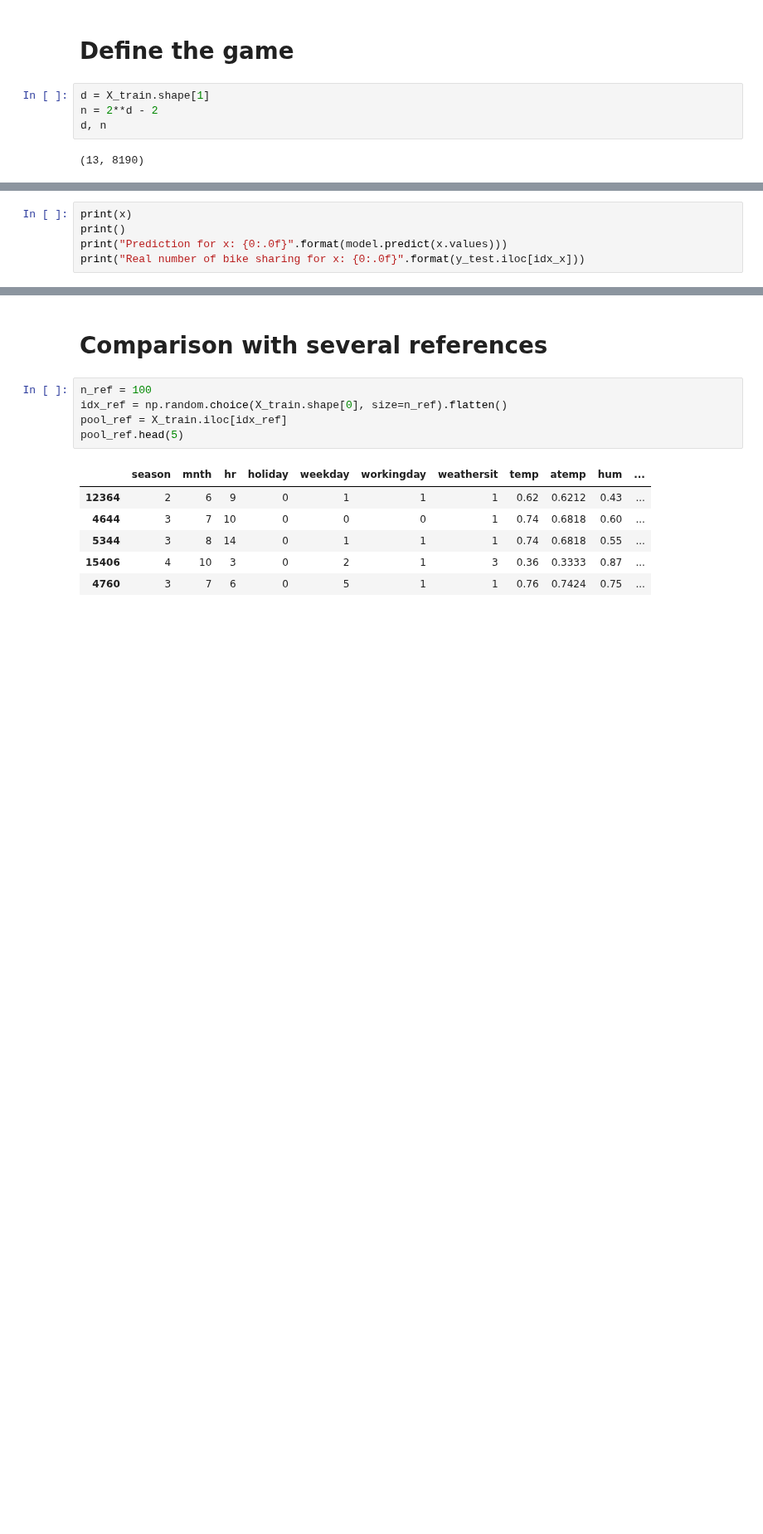
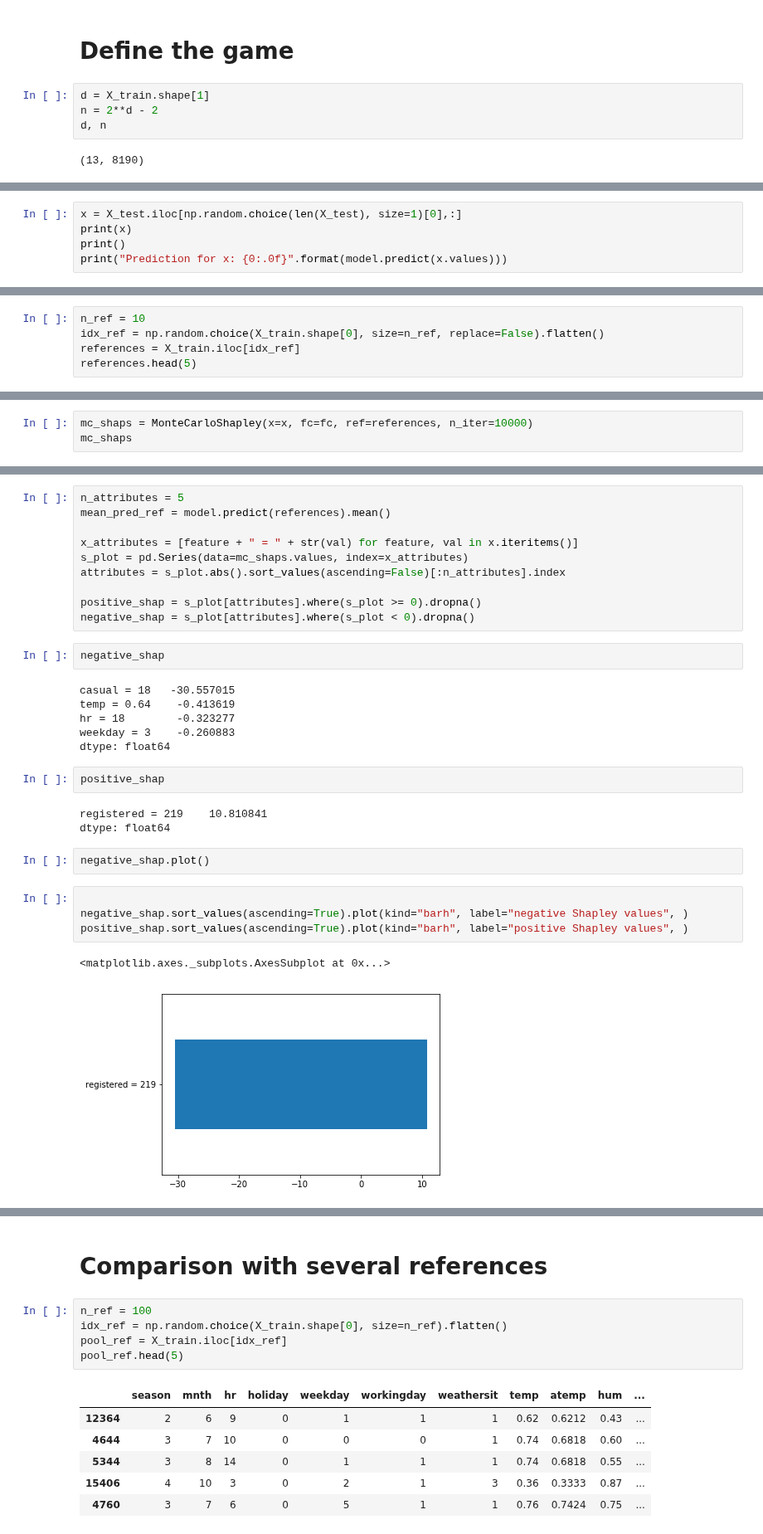
Before and after one commit to ThalesGroup/shapkit, a Jupyter notebook: tutorials/regression.ipynb, the cells around one changed output, grey strips where cells are left out. Shown at 83% size. Cells and saved outputs as stored; diff of their text form; blank space fills up the shorter version.

Commit message:
start searches for a plot function

```diff
--- a/tutorials/regression.ipynb
+++ b/tutorials/regression.ipynb
@@ -115,6 +87,6 @@ Real number of bike sharing for r: 384
 # %%
+x = X_test.iloc[np.random.choice(len(X_test), size=1)[0],:]
 print(x)
 print()
 print("Prediction for x: {0:.0f}".format(model.predict(x.values)))
-print("Real number of bike sharing for x: {0:.0f}".format(y_test.iloc[idx_x]))
 # %% [output]
@@ -205,0 +203,5 @@ dtype: float64
+# %%
+n_ref = 10
+idx_ref = np.random.choice(X_train.shape[0], size=n_ref, replace=False).flatten()
+references = X_train.iloc[idx_ref]
+references.head(5)
@@ -205,0 +219,3 @@ dtype: float64
+# %%
+mc_shaps = MonteCarloShapley(x=x, fc=fc, ref=references, n_iter=10000)
+mc_shaps
@@ -205,0 +242,32 @@ dtype: float64
+# %%
+n_attributes = 5
+mean_pred_ref = model.predict(references).mean()
+
+x_attributes = [feature + " = " + str(val) for feature, val in x.iteritems()]
+s_plot = pd.Series(data=mc_shaps.values, index=x_attributes)
+attributes = s_plot.abs().sort_values(ascending=False)[:n_attributes].index
+
+positive_shap = s_plot[attributes].where(s_plot >= 0).dropna()
+negative_shap = s_plot[attributes].where(s_plot < 0).dropna()
+# %%
+negative_shap
+# %% [output]
+casual = 18   -30.557015
+temp = 0.64    -0.413619
+hr = 18        -0.323277
+weekday = 3    -0.260883
+dtype: float64
+# %%
+positive_shap
+# %% [output]
+registered = 219    10.810841
+dtype: float64
+# %%
+negative_shap.plot()
+# %%
+
+negative_shap.sort_values(ascending=True).plot(kind="barh", label="negative Shapley values", )
+positive_shap.sort_values(ascending=True).plot(kind="barh", label="positive Shapley values", )
+# %% [output]
+<matplotlib.axes._subplots.AxesSubplot at 0x...>
+[figure, added]
```
Also changed, not shown: parts of 40 cells of this notebook, 5 other files.
